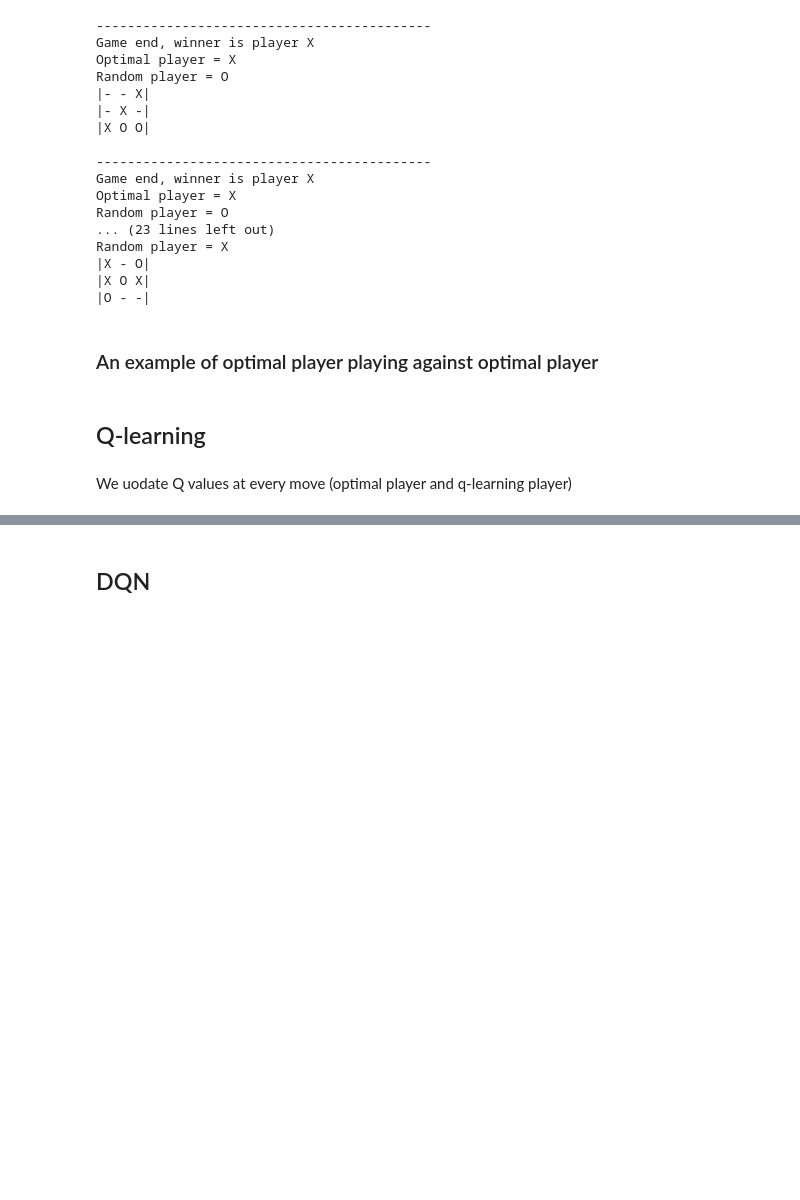
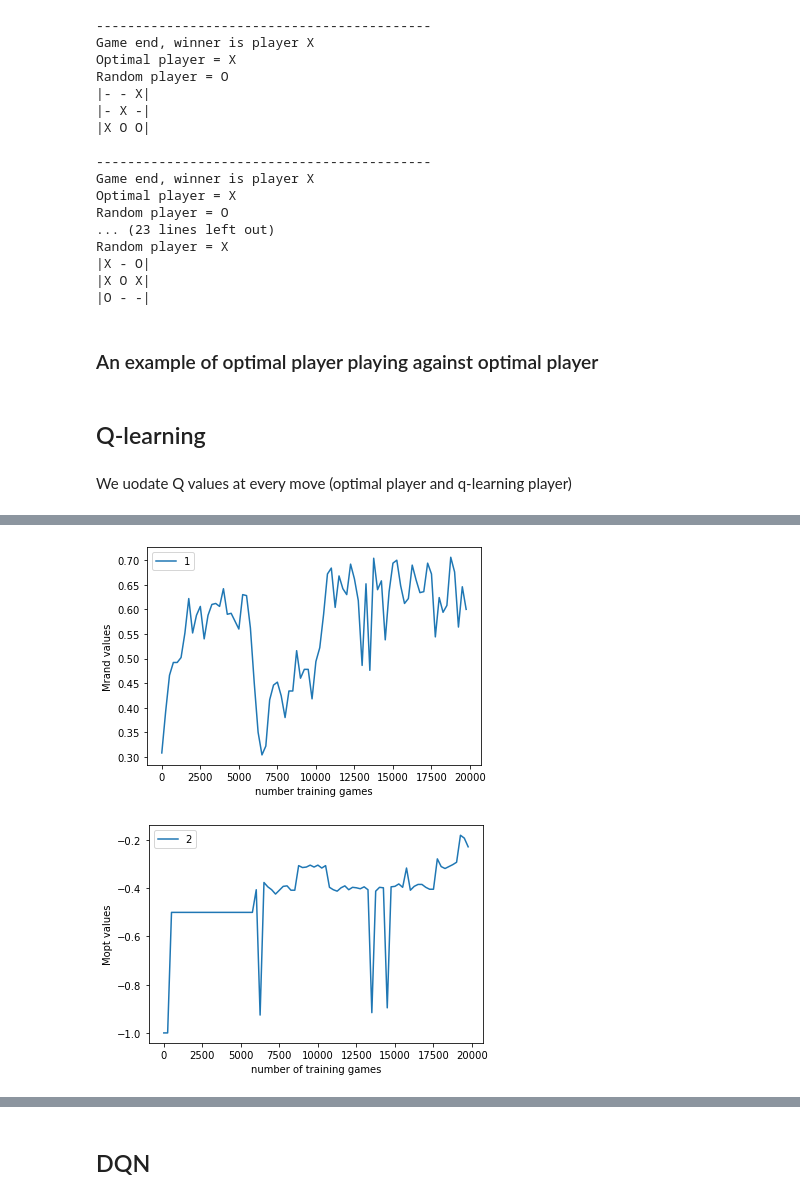
Before and after one commit to Gianniii/CS-456-Artificial-Neural-Network-Miniproject, a Jupyter notebook: tic_tac_toe.ipynb, the cells around one changed output, grey strips where cells are left out. Drawn from its saved outputs; the diff is of its cells as text; code cells hidden in the pictures; blank space fills up the shorter version.

```diff
--- a/tic_tac_toe.ipynb
+++ b/tic_tac_toe.ipynb
@@ -354,0 +500,27 @@ plt.plot(episode_rewards);
+# %%
+#Just a demo cell to test self_qlearning
+env = TictactoeEnv() #reset env
+Q, episode_lengths, episode_rewards, Mrands, Mopts = self_q_learning(env, 20000, evaluate_M_values=True, fixed_epsilon_threshold=0.3, fixed_epsilon = True)
+#Plot average reward and losses for every 250 games during training
+n = 250 # Average over sets of 250 games
+x = [i*250 for i in range(len(Mrands))]
+plot1 = plt.figure(1)
+plt.plot(x, Mrands, label = str(1))
+
+plot2 = plt.figure(2)
+plt.plot(x, Mopts, label = str(2))
+
+plot1 = plt.figure(1)
+plt.xlabel('number training games')
+plt.ylabel('Mrand values')
+plt.legend()
+plt.savefig('question0_Mrands_1'+'.png', bbox_inches='tight')
+plot2 = plt.figure(2)
+plt.xlabel('number of training games')
+plt.ylabel('Mopt values')
+plt.legend()
+plt.savefig('question0_Mopts_1'+'.png', bbox_inches='tight')
+plt.show()
+# %% [output]
+[figure, added]
+[figure, added]
```
Also changed, not shown: parts of 16 cells of this notebook, 8 other files.
